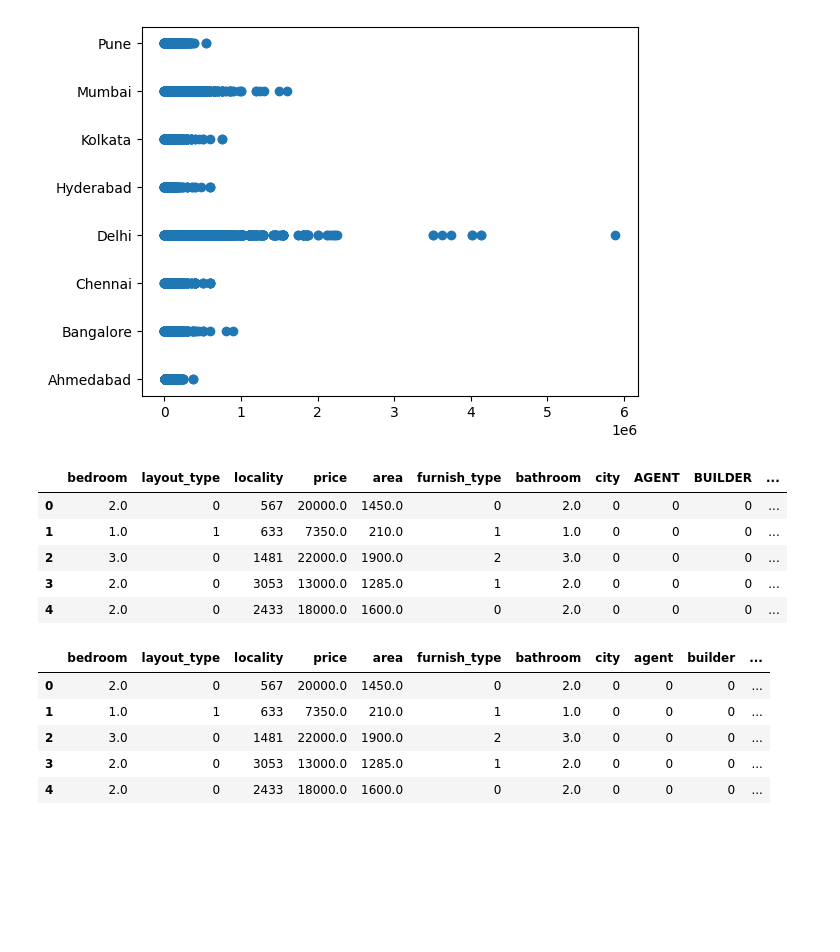
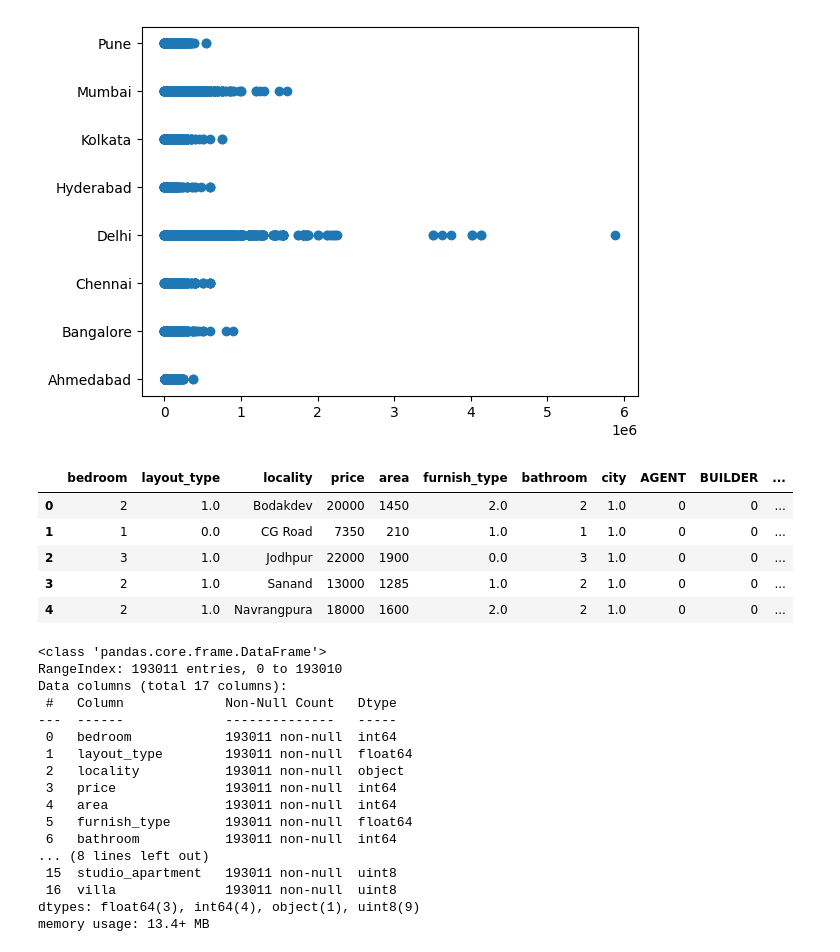
Before and after one commit to blkluv/LNE-AI-Backend, a Jupyter notebook: details.ipynb, the cells around one changed output. Saved outputs shown, nothing was run; the diff lists cells and outputs as text; code cells hidden in the pictures; blank space fills up the shorter version.

Commit message:
Introduced hyperparameter tuning, ordinal encoding

```diff
--- a/details.ipynb
+++ b/details.ipynb
@@ -45,47 +56,41 @@ plt.scatter(init_df.price,init_df.city)
 # %%
 #! Encoding Values
 # Okay so there are 6 String feilds which we need to encode
 #! For values like seller_type, city where they are not related we'll use get_dummies
 #* For values like furnish_type,  layout_type where they can be arranged as rank, as BHK > RK, we will use label encoder
 
+import numpy as np
+from sklearn.preprocessing import LabelEncoder
+from sklearn.preprocessing import OrdinalEncoder
 seller_type = pd.get_dummies(init_df.seller_type)
 init_df = init_df.drop('seller_type', axis='columns')
 init_df = pd.concat([init_df, seller_type], axis="columns")
 
 e_property = pd.get_dummies(init_df.property_type)
 init_df = init_df.drop('property_type', axis='columns')
 init_df = pd.concat([init_df, e_property], axis='columns')
 init_df.tail()
 
-from sklearn.preprocessing import LabelEncoder
+layout_oe = OrdinalEncoder(categories=[['RK', 'BHK']])
+furnish_oe = OrdinalEncoder(categories=[["Unfurnished", "Semi-Furnished", "Furnished"]])
+city_oe = OrdinalEncoder(categories=[["Kolkata", "Ahmedabad", "Pune", "Chennai", "Hyderabad", "Bangalore", "Delhi", "Mumbai"]])
 
-layout_encoder = LabelEncoder()
-e_layout = layout_encoder.fit_transform(init_df.layout_type)
-init_df.layout_type = e_layout
+locality_encoder = LabelEncoder()
+np.random.seed(42)
 
-furnish_encoder = LabelEncoder()
-e_furnish = furnish_encoder.fit_transform(init_df.furnish_type)
-init_df.furnish_type = e_furnish
+# Encode the layout_type, furnish_type, city, and locality columns
+# init_df['layout_type'] = layout_oe.fit_transform(init_df[['layout_type']])
+init_df['city'] = city_oe.fit_transform(init_df[['city']])
+init_df['layout_type'] = layout_oe.fit_transform(init_df[['layout_type']])
+init_df['furnish_type'] = furnish_oe.fit_transform(init_df[['furnish_type']])
 
-city_encoder = LabelEncoder()
-e_city = city_encoder.fit_transform(init_df.city)
-init_df.city = e_city
-
-# ! Still don't know weather to use label encoder or dummies
-locality_encoder = LabelEncoder()
-e_locality = locality_encoder.fit_transform(init_df.locality)
-init_df.locality = e_locality
-
-#* Now we need to repeat this, for this we better write a function
-# TODO - Solve this error when using functions!
-# !cannot access local variable 'init_df' where it is not associated with a value
-#! Note, I'm not removing the last dummy column, let's see how it impacts the model i.e Linear Collinearilty Error or So it's called
+init_df.drop('locality', axis="columns")
 
 init_df.head()
 # %% [output]
 |  | bedroom | layout_type | locality | price | area | furnish_type | bathroom | city | AGENT | BUILDER | ... |
-| 0 | 2.0 | 0 | 567 | 20000.0 | 1450.0 | 0 | 2.0 | 0 | 0 | 0 | ... |
-| 1 | 1.0 | 1 | 633 | 7350.0 | 210.0 | 1 | 1.0 | 0 | 0 | 0 | ... |
-| 2 | 3.0 | 0 | 1481 | 22000.0 | 1900.0 | 2 | 3.0 | 0 | 0 | 0 | ... |
-| 3 | 2.0 | 0 | 3053 | 13000.0 | 1285.0 | 1 | 2.0 | 0 | 0 | 0 | ... |
-| 4 | 2.0 | 0 | 2433 | 18000.0 | 1600.0 | 0 | 2.0 | 0 | 0 | 0 | ... |
+| 0 | 2 | 1.0 | Bodakdev | 20000 | 1450 | 2.0 | 2 | 1.0 | 0 | 0 | ... |
+| 1 | 1 | 0.0 | CG Road | 7350 | 210 | 1.0 | 1 | 1.0 | 0 | 0 | ... |
+| 2 | 3 | 1.0 | Jodhpur | 22000 | 1900 | 0.0 | 3 | 1.0 | 0 | 0 | ... |
+| 3 | 2 | 1.0 | Sanand | 13000 | 1285 | 1.0 | 2 | 1.0 | 0 | 0 | ... |
+| 4 | 2 | 1.0 | Navrangpura | 18000 | 1600 | 2.0 | 2 | 1.0 | 0 | 0 | ... |
@@ -95,13 +139,24 @@ init_df.rename(columns={"AGENT":"agent","OWNER":"owner", "BUILDER":"builder", "A
 # %%
 from sklearn.model_selection import train_test_split
 
-init_df.head()
+init_df.info()
 # %% [output]
-|  | bedroom | layout_type | locality | price | area | furnish_type | bathroom | city | agent | builder | ... |
-| 0 | 2.0 | 0 | 567 | 20000.0 | 1450.0 | 0 | 2.0 | 0 | 0 | 0 | ... |
-| 1 | 1.0 | 1 | 633 | 7350.0 | 210.0 | 1 | 1.0 | 0 | 0 | 0 | ... |
-| 2 | 3.0 | 0 | 1481 | 22000.0 | 1900.0 | 2 | 3.0 | 0 | 0 | 0 | ... |
-| 3 | 2.0 | 0 | 3053 | 13000.0 | 1285.0 | 1 | 2.0 | 0 | 0 | 0 | ... |
-| 4 | 2.0 | 0 | 2433 | 18000.0 | 1600.0 | 0 | 2.0 | 0 | 0 | 0 | ... |
+<class 'pandas.core.frame.DataFrame'>
+RangeIndex: 193011 entries, 0 to 193010
+Data columns (total 17 columns):
+ #   Column             Non-Null Count   Dtype
+---  ------             --------------   -----
+ 0   bedroom            193011 non-null  int64
+ 1   layout_type        193011 non-null  float64
+ 2   locality           193011 non-null  object
+ 3   price              193011 non-null  int64
+ 4   area               193011 non-null  int64
+ 5   furnish_type       193011 non-null  float64
+ 6   bathroom           193011 non-null  int64
+... (8 lines left out)
+ 15  studio_apartment   193011 non-null  uint8
+ 16  villa              193011 non-null  uint8
+dtypes: float64(3), int64(4), object(1), uint8(9)
+memory usage: 13.4+ MB
 # %%
 Y = init_df['price']
```
Also changed, not shown: parts of 6 cells of this notebook, 8 other files.
